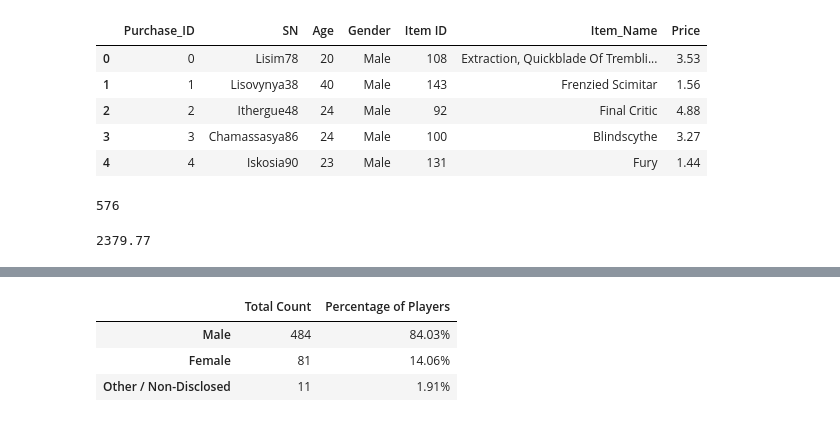
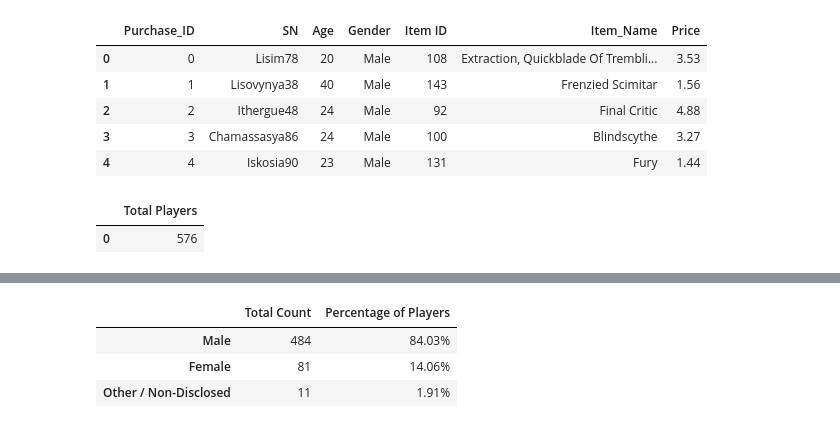
Before and after one commit to bregan78/pandas-challenge, a Jupyter notebook: HeroesOfPymoli/HeroesOfPyMoli2.ipynb, the cells around one changed output, grey strips where cells are left out. Cells and saved outputs as stored; diff of their text form; code cells hidden in the pictures.

```diff
--- a/HeroesOfPymoli/HeroesOfPyMoli2.ipynb
+++ b/HeroesOfPymoli/HeroesOfPyMoli2.ipynb
@@ -17,21 +19,16 @@ new_purchase_data.head()
 | 2 | 2 | Ithergue48 | 24 | Male | 92 | Final Critic | 4.88 |
 | 3 | 3 | Chamassasya86 | 24 | Male | 100 | Blindscythe | 3.27 |
 | 4 | 4 | Iskosia90 | 23 | Male | 131 | Fury | 1.44 |
-# %%
-total_players = len(new_purchase_data["SN"].unique().tolist())
-total_players
-# %% [output]
-576
-# %%
-unique_ID = len(new_purchase_data["Item ID"].unique().tolist())
-row_count = len(new_purchase_data["Purchase_ID"])
-
-sum_Price = new_purchase_data["Price"].sum()
-
-avg_price =  sum_Price / row_count
-avg_price
-unique_ID
-new_purchase_data.Price.count()
-new_purchase_data.Price.sum()
-# %% [output]
-2379.77
+# %%
+#total_players = len(new_purchase_data["SN"].unique().tolist())
+#total_players = new_purchase_data.groupby("SN").agg({["nunique"]})
+total_players
+
+tp_df = pd.DataFrame([total_players],
+                  columns=['Total Players'])
+
+tp_df
+#Tp = new_purchase_data.groupby("Gender")
+# %% [output]
+|  | Total Players |
+| 0 | 576 |
```
Also changed, not shown: parts of 4 cells of this notebook.
